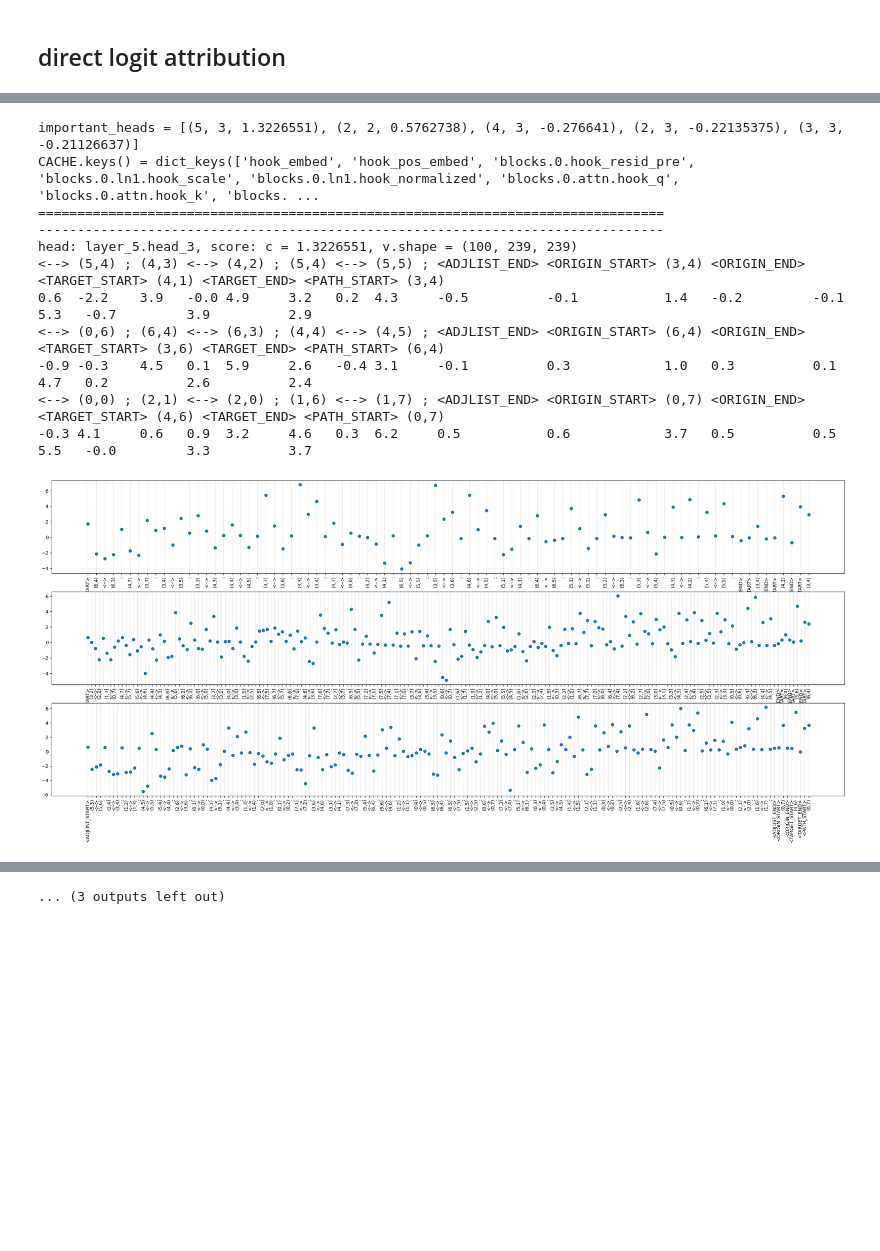
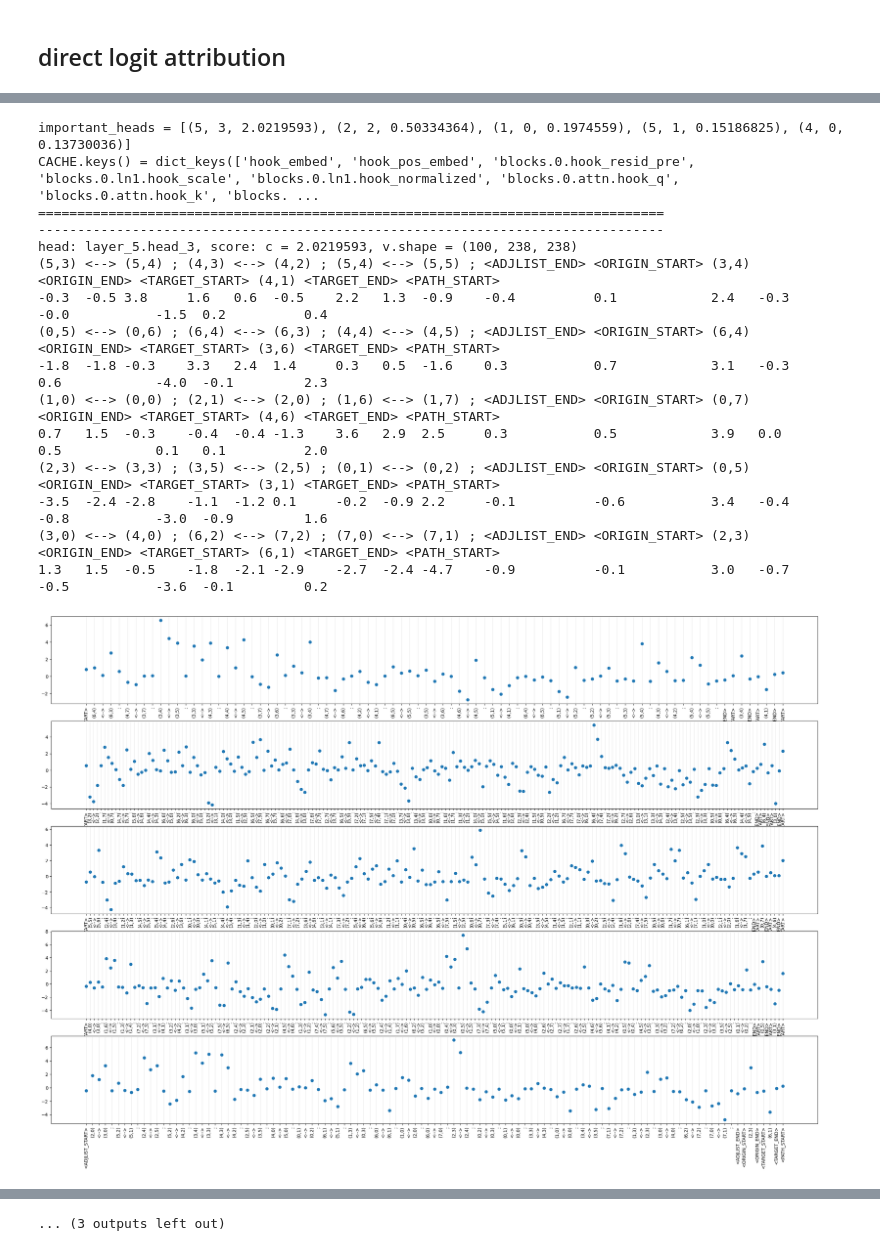
Before and after one commit to understanding-search/maze-transformer, a Jupyter notebook: notebooks/direct_logit_attribution.ipynb, the cells around one changed output, grey strips where cells are left out. Drawn from its saved outputs; the diff is of its cells as text; code cells hidden in the pictures; blank space fills up the shorter version.

Commit message:
fixed bug in maze attention plots, improved logit plots

```diff
--- a/notebooks/direct_logit_attribution.ipynb
+++ b/notebooks/direct_logit_attribution.ipynb
@@ -76,7 +76,7 @@ DATASET_CFG_SOURCE: MazeDatasetConfig|None = None
 # number of examples to run experiments on
 N_EXAMPLES: int = 100
 # task to perform
-LOGIT_ATTRIBUTION_TASK_NAME: str = "first_path_choice"
+LOGIT_ATTRIBUTION_TASK_NAME: str = "origin_after_path_start"
 # if you have a custom task, set it here -- otherwise we will attempt to load one of the known tasks
 LOGIT_ATTRIBUTION_TASK: DLAProtocolFixed|None = None
 if LOGIT_ATTRIBUTION_TASK is None:
@@ -300,40 +302,48 @@ important_heads: list[tuple[int, int, float]] = sorted(
 print(f"{important_heads = }")
 
 # plot the attention heads
 print(f"{CACHE.keys() = }")
 important_heads_scores = {
     f"layer_{i}.head_{j}": (
         c,
         CACHE[f'blocks.{i}.attn.hook_attn_scores'][:, j, :, :].numpy(),
     )
     for i, j, c in important_heads
 }
 
 print("="*80)
 
 attn_final_tok_output = plot_attention_final_token(
     important_heads_scores=important_heads_scores,
     prompts=DATASET_PROMPTS,
     targets=DATASET_TARGETS,
     mazes=DATASET,
     tokenizer=TOKENIZER,
-    n_mazes=3,
+    n_mazes=5,
     last_n_tokens=20,
     exponentiate_scores=False,
     plot_colored_tokens=True,
     plot_scores=True,
     maze_colormap_center=0.0,
+    show_all=True,
 )
+
+
+# TODO: total attention on coords within path as opposed to not in path?
 # %% [output]
-important_heads = [(5, 3, 1.3226551), (2, 2, 0.5762738), (4, 3, -0.276641), (2, 3, -0.22135375), (3, 3, -0.21126637)]
+important_heads = [(5, 3, 2.0219593), (2, 2, 0.50334364), (1, 0, 0.1974559), (5, 1, 0.15186825), (4, 0, 0.13730036)]
 CACHE.keys() = dict_keys(['hook_embed', 'hook_pos_embed', 'blocks.0.hook_resid_pre', 'blocks.0.ln1.hook_scale', 'blocks.0.ln1.hook_normalized', 'blocks.0.attn.hook_q', 'blocks.0.attn.hook_k', 'blocks. ...
 ================================================================================
 --------------------------------------------------------------------------------
-head: layer_5.head_3, score: c = 1.3226551, v.shape = (100, 239, 239)
-<--> (5,4) ; (4,3) <--> (4,2) ; (5,4) <--> (5,5) ; <ADJLIST_END> <ORIGIN_START> (3,4) <ORIGIN_END> <TARGET_START> (4,1) <TARGET_END> <PATH_START> (3,4)
-0.6  -2.2    3.9   -0.0 4.9     3.2   0.2  4.3     -0.5          -0.1           1.4   -0.2         -0.1           5.3   -0.7         3.9          2.9
-<--> (0,6) ; (6,4) <--> (6,3) ; (4,4) <--> (4,5) ; <ADJLIST_END> <ORIGIN_START> (6,4) <ORIGIN_END> <TARGET_START> (3,6) <TARGET_END> <PATH_START> (6,4)
--0.9 -0.3    4.5   0.1  5.9     2.6   -0.4 3.1     -0.1          0.3            1.0   0.3          0.1            4.7   0.2          2.6          2.4
-<--> (0,0) ; (2,1) <--> (2,0) ; (1,6) <--> (1,7) ; <ADJLIST_END> <ORIGIN_START> (0,7) <ORIGIN_END> <TARGET_START> (4,6) <TARGET_END> <PATH_START> (0,7)
--0.3 4.1     0.6   0.9  3.2     4.6   0.3  6.2     0.5           0.6            3.7   0.5          0.5            5.5   -0.0         3.3          3.7
+head: layer_5.head_3, score: c = 2.0219593, v.shape = (100, 238, 238)
+(5,3) <--> (5,4) ; (4,3) <--> (4,2) ; (5,4) <--> (5,5) ; <ADJLIST_END> <ORIGIN_START> (3,4) <ORIGIN_END> <TARGET_START> (4,1) <TARGET_END> <PATH_START>
+-0.3  -0.5 3.8     1.6   0.6  -0.5    2.2   1.3  -0.9    -0.4          0.1            2.4   -0.3         -0.0           -1.5  0.2          0.4
+(0,5) <--> (0,6) ; (6,4) <--> (6,3) ; (4,4) <--> (4,5) ; <ADJLIST_END> <ORIGIN_START> (6,4) <ORIGIN_END> <TARGET_START> (3,6) <TARGET_END> <PATH_START>
+-1.8  -1.8 -0.3    3.3   2.4  1.4     0.3   0.5  -1.6    0.3           0.7            3.1   -0.3         0.6            -4.0  -0.1         2.3
+(1,0) <--> (0,0) ; (2,1) <--> (2,0) ; (1,6) <--> (1,7) ; <ADJLIST_END> <ORIGIN_START> (0,7) <ORIGIN_END> <TARGET_START> (4,6) <TARGET_END> <PATH_START>
+0.7   1.5  -0.3    -0.4  -0.4 -1.3    3.6   2.9  2.5     0.3           0.5            3.9   0.0          0.5            0.1   0.1          2.0
+(2,3) <--> (3,3) ; (3,5) <--> (2,5) ; (0,1) <--> (0,2) ; <ADJLIST_END> <ORIGIN_START> (0,5) <ORIGIN_END> <TARGET_START> (3,1) <TARGET_END> <PATH_START>
+-3.5  -2.4 -2.8    -1.1  -1.2 0.1     -0.2  -0.9 2.2     -0.1          -0.6           3.4   -0.4         -0.8           -3.0  -0.9         1.6
+(3,0) <--> (4,0) ; (6,2) <--> (7,2) ; (7,0) <--> (7,1) ; <ADJLIST_END> <ORIGIN_START> (2,3) <ORIGIN_END> <TARGET_START> (6,1) <TARGET_END> <PATH_START>
+1.3   1.5  -0.5    -1.8  -2.1 -2.9    -2.7  -2.4 -4.7    -0.9          -0.1           3.0   -0.7         -0.5           -3.6  -0.1         0.2
-[figure, old version]
+[figure, new version]
```
Also changed, not shown: parts of 9 cells of this notebook, 2 other files.
